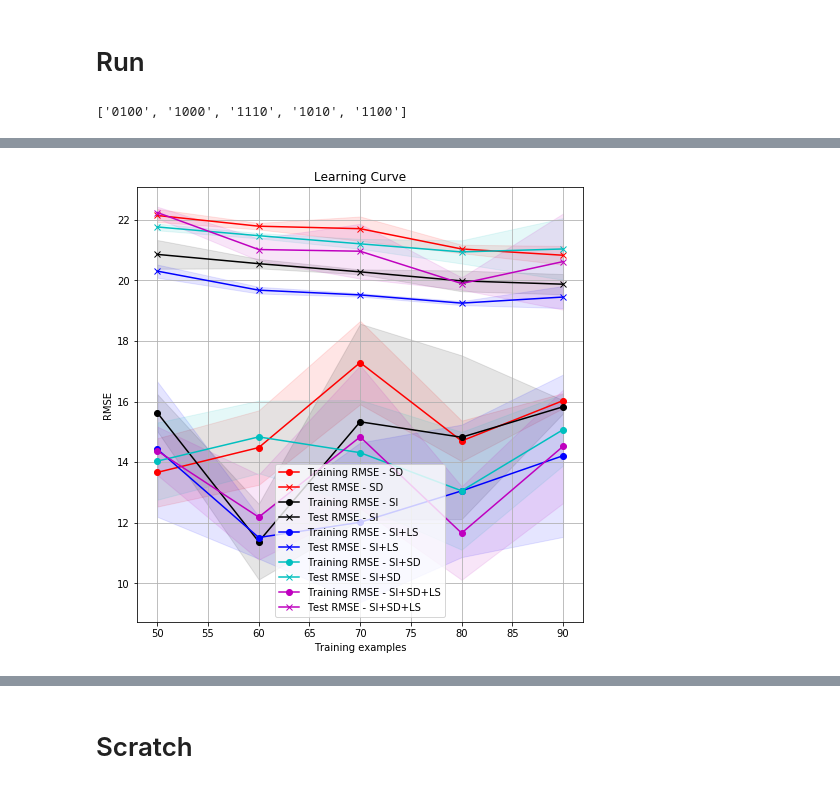
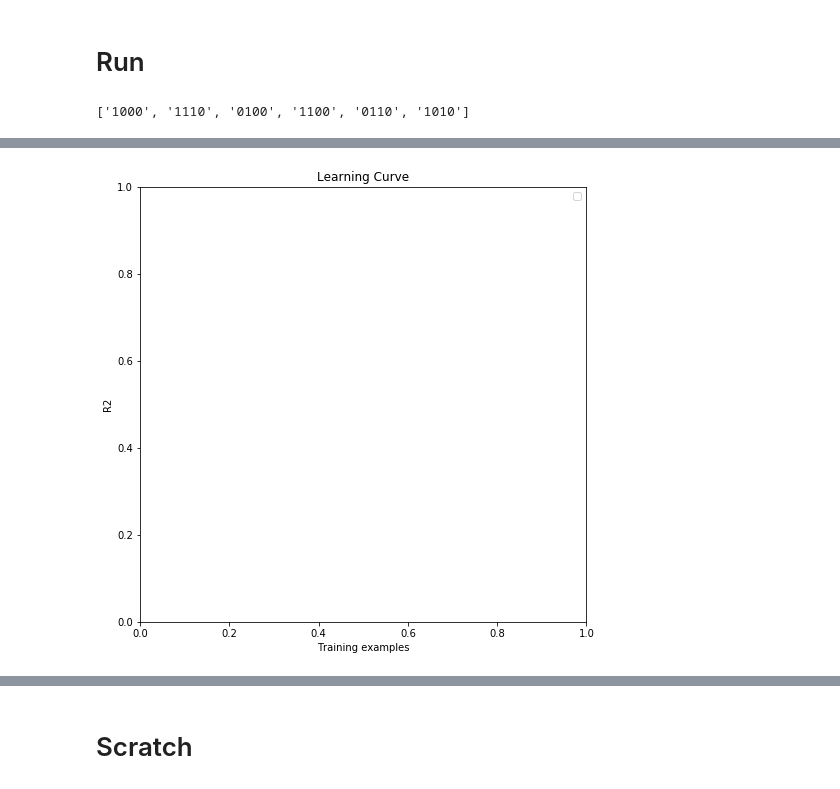
Before and after one commit to rishigurnani/hMOFs-Snurr, a Jupyter notebook: plot_results.ipynb, the cells around one changed output, grey strips where cells are left out. Drawn from its saved outputs; the diff is of its cells as text; code cells hidden in the pictures.

Commit message:
changes to plot_results

```diff
--- a/plot_results.ipynb
+++ b/plot_results.ipynb
@@ -84,8 +78,7 @@ def checkGravFile(filename):
     '''
     if filename[-4:] == '.csv':
         if 'grav' in filename:
-            with open(filename, 'r') as handle:
-                row_count = sum(1 for row in handle) - 1
+            row_count = ru.count_lines(filename) - 1
             if row_count == 126369:
                 return True
     return False
@@ -234,7 +227,8 @@ def fix_predictions(df):
             new.append(i)
     df['Prediction'] = new
 # %%
-def plot_results(df, title='Learning Curve', good_codes=None, score_name='RMSE', ylim=None, axes=None):
+def plot_results(df, title='Learning Curve', good_codes=None, score_name='RMSE', ylim=None, axes=None,
+                 place_legend='in'):
     colors = ['r', 'k', 'b', 'c', 'm', 'y', 'darkorange', 'slategray', 'tan', 'deeppink', 'greenyellow','g']
     n_plots = len
     if axes is None:
@@ -281,7 +275,10 @@ def plot_results(df, title='Learning Curve', good_codes=None, score_name='RMSE',
                      label="Training %s - %s" %(score_name, LABEL) )
         axes.plot(train_sizes[0:n_done], test_scores_mean, 'x-', color=colors[ind],
                      label="Test %s - %s" %(score_name, LABEL) )
-    axes.legend(loc="best")
+    if place_legend == 'out':
+        axes.legend(loc='center left', bbox_to_anchor=(1, 0.5))
+    else:
+        axes.legend(loc="best")
 
     return plt
 # %% [markdown]
@@ -289,14 +286,14 @@ def plot_results(df, title='Learning Curve', good_codes=None, score_name='RMSE',
 # %%
 #GOOD_CODES = ['1010', '1000']
 #GOOD_TIME = ['08_37PM_on_April_18_2020', '02_56PM_on_April_20_2020']
-GOOD_TIME = ['05_52PM_on_April_26_2020', '11_15AM_on_April_28_2020']
+#GOOD_TIME = ['05_52PM_on_April_26_2020', '11_15AM_on_April_28_2020', '05_14PM_on_April_28_2020']
+GOOD_TIME = ['12_07PM_on_April_28_2020']
 
-
-results_df = getResultsDf(good_codes=None, good_time=GOOD_TIME, fix_preds=True, include_geo=False, stacked=True)
+results_df = getResultsDf(good_codes=None, good_time=GOOD_TIME, fix_preds=True, include_geo=False, stacked=False)
 # %% [output]
-['0100', '1000', '1110', '1010', '1100']
+['1000', '1110', '0100', '1100', '0110', '1010']
 # %%
 %matplotlib inline
 
-plot_results(results_df, score_name='RMSE')
+plot_results(results_df, score_name='R2')
 # %% [output]
@@ -304,4 +302,4 @@ plot_results(results_df, score_name='RMSE')
-[figure, old version]
+[figure, new version]
 # %%
 results_df
 # %% [output]
```
Also changed, not shown: parts of 6 cells of this notebook, 1 other file.
